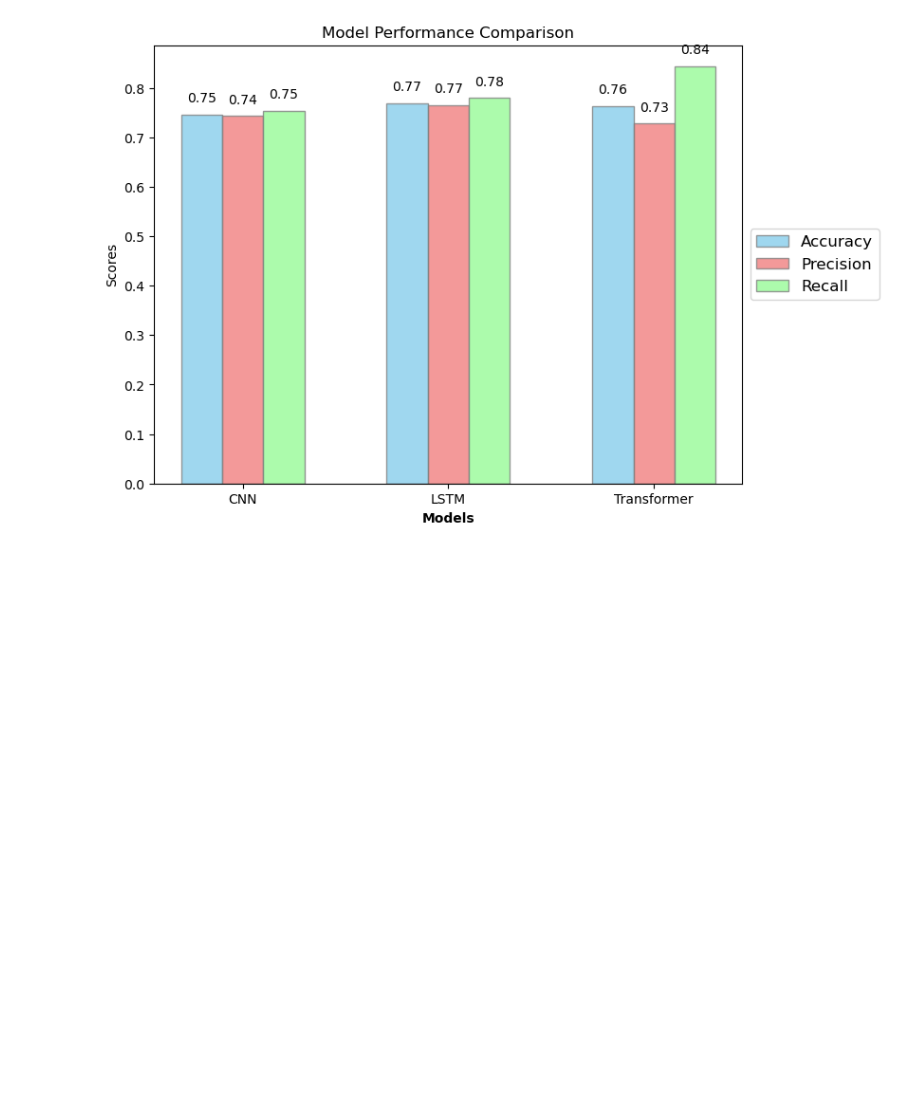
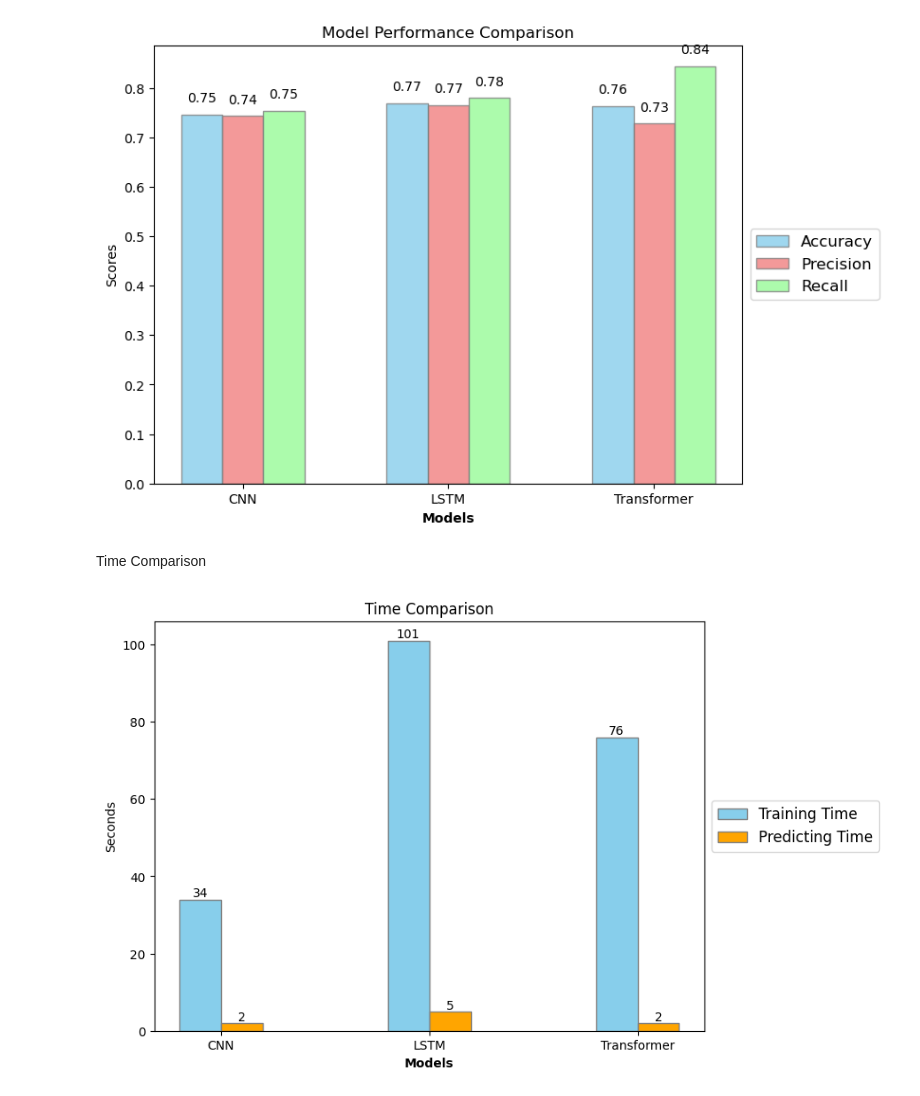
Before and after one commit to STANJAME/5318a2, a Jupyter notebook: a.ipynb, the cells around one changed output. Cells and saved outputs as stored; diff of their text form; code cells hidden in the pictures; blank space fills up the shorter version.

```diff
--- a/a.ipynb
+++ b/a.ipynb
@@ -815,3 +816,31 @@ if __name__=='__main__':
 1875/1875 ━━━━━━━━━━━━━━━━━━━━ 2s 938us/step
 [figure]
 [figure]
+# %% [markdown]
+Time Comparison
+# %%
+import matplotlib.pyplot as plt
+import numpy as np
+def draw_time():
+    train_time=[34,101,76]
+    pre_time=[2,5,2]
+    model_names=['CNN','LSTM','Transformer']
+    bar_width = 0.2
+    r1 = np.arange(len(model_names))
+    r2 = [x + bar_width for x in r1]
+    plt.figure(figsize=(8, 6))
+    plt.bar(r1, train_time, color='skyblue', width=bar_width, edgecolor='grey', label='Training Time')
+    plt.bar(r2, pre_time, color='orange', width=bar_width, edgecolor='grey', label='Predicting Time')
+    for i in range(len(r1)):
+        plt.text(r1[i], train_time[i], f'{train_time[i]}', ha='center', va='bottom')
+        plt.text(r2[i], pre_time[i], f'{pre_time[i]}', ha='center', va='bottom')
+    plt.xlabel('Models', fontweight='bold')
+    r_middle = [x + bar_width / 2 for x in r1]
+    plt.xticks(r_middle, model_names)
+    plt.title('Time Comparison')
+    plt.ylabel('Seconds')
+    plt.legend(fontsize=12, loc='center left', bbox_to_anchor=(1, 0.5))
+    plt.show()
+draw_time()
+# %% [output]
+[figure, added]
```
Also changed, not shown: parts of 1 cell of this notebook, 2 other files.
